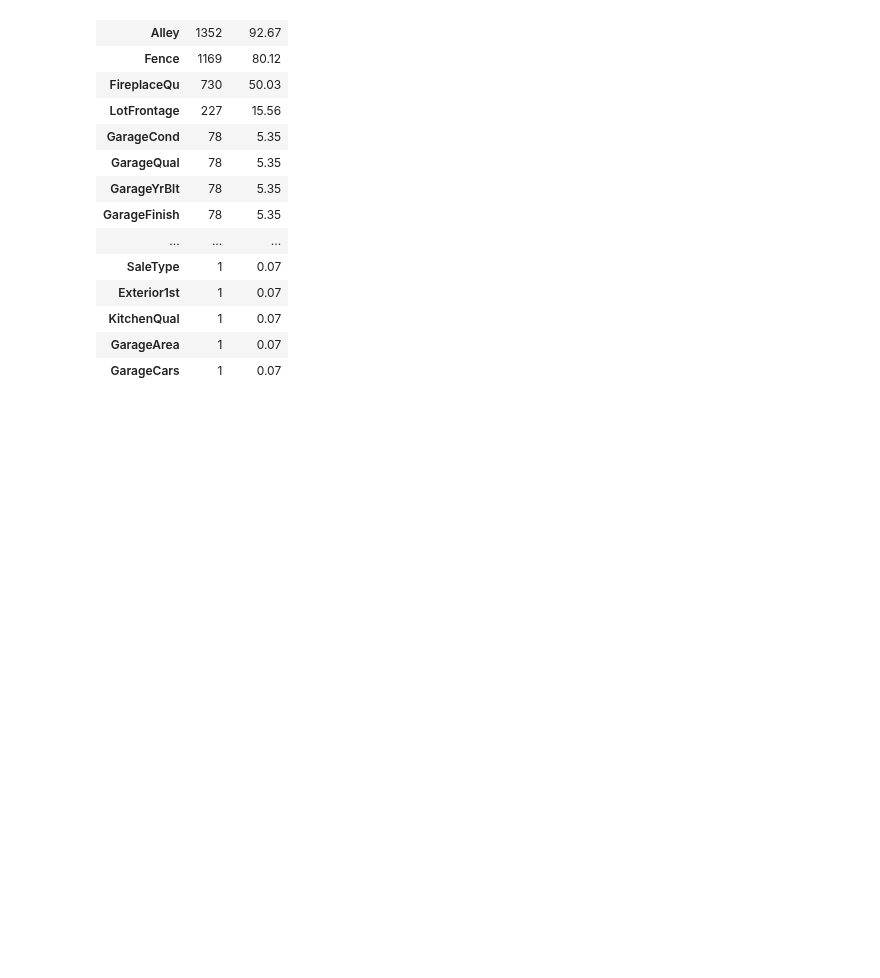
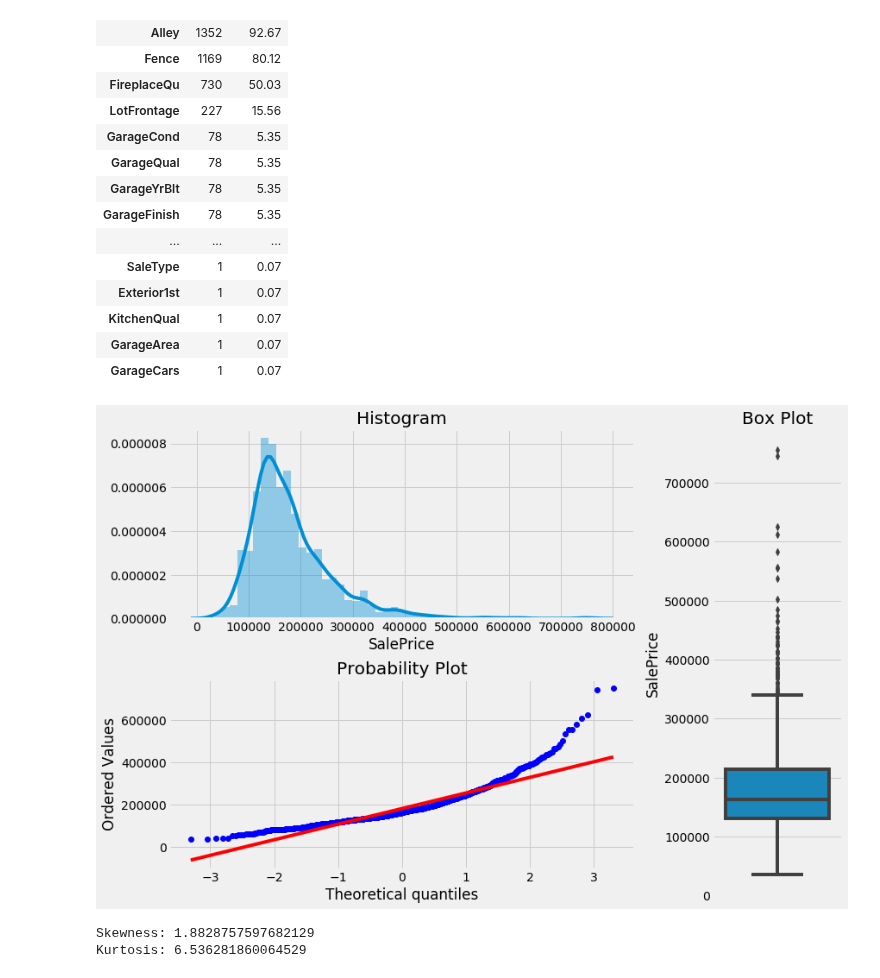
Before and after one commit to michaelzhouy/Competition, a Jupyter notebook: Kaggle/House Prices/A Detailed Regression Guide with House-pricing.ipynb, the cells around one changed output. Drawn from its saved outputs; the diff is of its cells as text; code cells hidden in the pictures; blank space fills up the shorter version.

```diff
--- a/Kaggle/House Prices/A Detailed Regression Guide with House-pricing.ipynb
+++ b/Kaggle/House Prices/A Detailed Regression Guide with House-pricing.ipynb
@@ -158,3 +168,30 @@ missing_percentage(test)
 | KitchenQual | 1 | 0.07 |
 | GarageArea | 1 | 0.07 |
 | GarageCars | 1 | 0.07 |
+# %%
+def plotting_3_chart(df, feature):
+    style.use('fivethirtyeight')
+    fig = plt.figure(constrained_layout=True, figsize=(12, 8))
+    grid = gridspec.GridSpec(ncols=3, nrows=3, figure=fig)
+
+    ax1 = fig.add_subplot(grid[0, :2])
+    ax1.set_title('Histogram')
+    sns.distplot(df.loc[:, feature], norm_hist=True, ax=ax1)
+
+    ax2 = fig.add_subplot(grid[1, :2])
+    ax2.set_title('QQ_plot')
+    stats.probplot(df.loc[:, feature], plot=ax2)
+
+    ax3 = fig.add_subplot(grid[:, 2])
+    ax3.set_title('Box Plot')
+    sns.boxplot(df.loc[:, feature], orient='v', ax=ax3)
+
+plotting_3_chart(train, 'SalePrice')
+# %% [output]
+[figure, added]
+# %%
+print('Skewness: ' + str(train['SalePrice'].skew()))
+print('Kurtosis: ' + str(train['SalePrice'].kurt()))
+# %% [output]
+Skewness: 1.8828757597682129
+Kurtosis: 6.536281860064529
```
Also changed, not shown: parts of 20 cells of this notebook.
